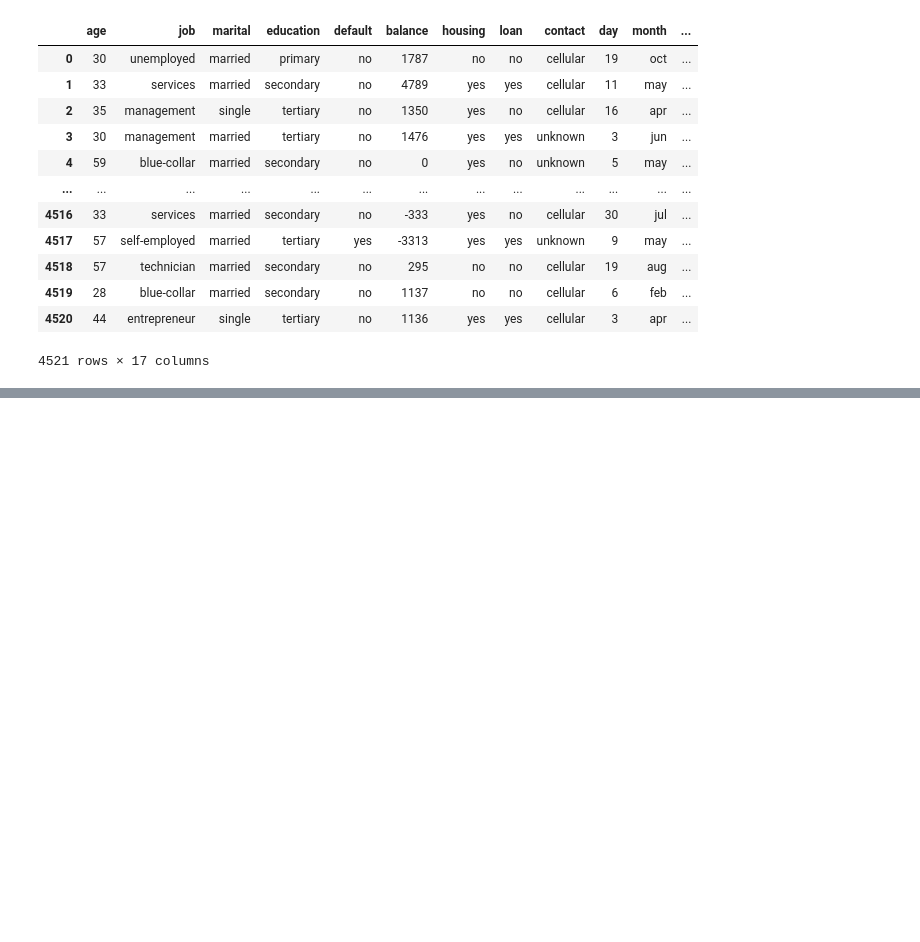
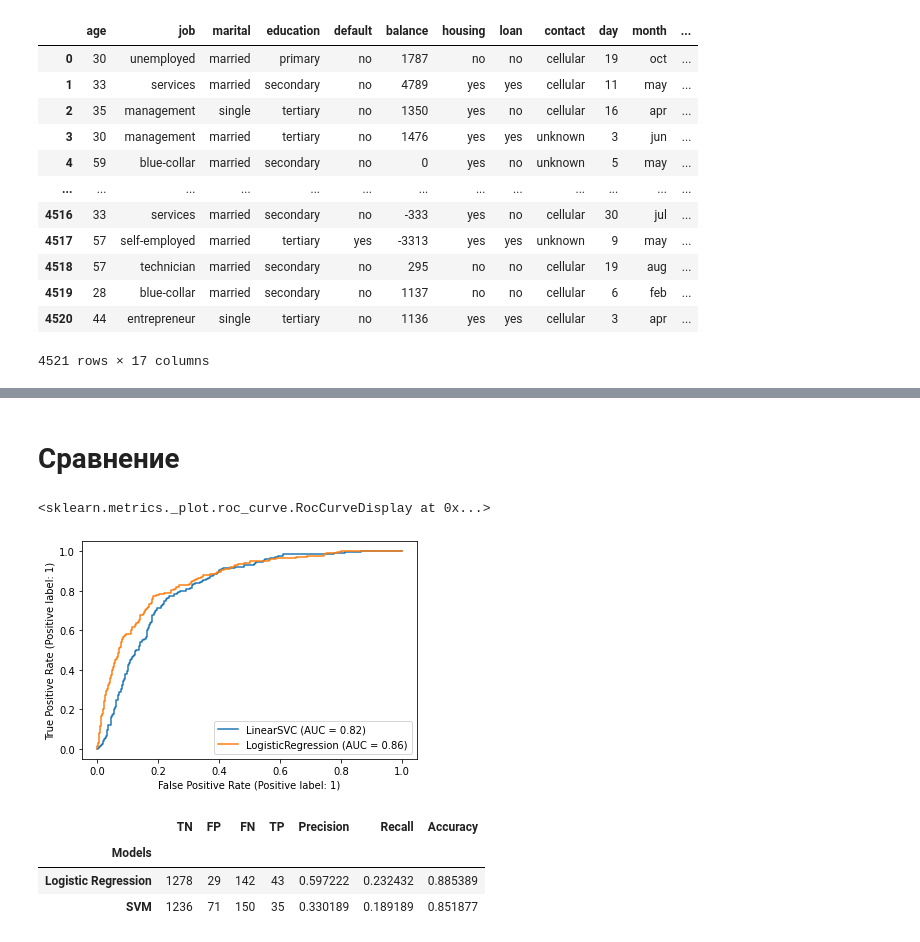
Before and after one commit to EkT1oN/tris, a Jupyter notebook: bank.ipynb, the cells around one changed output, grey strips where cells are left out. Drawn from its saved outputs; the diff is of its cells as text; code cells hidden in the pictures; blank space fills up the shorter version.

Commit message:
finish bank model

```diff
--- a/bank.ipynb
+++ b/bank.ipynb
@@ -82,0 +195,22 @@ job_dict
+# %% [markdown]
+# Сравнение
+# %%
+ax = plt.gca()
+svm_roc_display.plot(ax=ax)
+lr_roc_display.plot(ax=ax)
+# %% [output]
+<sklearn.metrics._plot.roc_curve.RocCurveDisplay at 0x...>
+[figure, added]
+# %%
+metrics = {
+    'Models':['Logistic Regression', 'SVM'],
+    'TN': [lr_tn, svm_tn], 'FP': [lr_fp, svm_fp], 'FN': [lr_fn, svm_fn], 'TP': [lr_tp, svm_tp],
+    'Precision': [lr_precision, svm_precision], 'Recall': [lr_recall, svm_recall],'Accuracy': [lr_accuracy, svm_accuracy]
+}
+comparison = pandas.DataFrame.from_dict(metrics)
+comparison.set_index('Models')
+# %% [output]
+|  | TN | FP | FN | TP | Precision | Recall | Accuracy |
+| Models |  |  |  |  |  |  |  |
+| Logistic Regression | 1278 | 29 | 142 | 43 | 0.597222 | 0.232432 | 0.885389 |
+| SVM | 1236 | 71 | 150 | 35 | 0.330189 | 0.189189 | 0.851877 |
```
Also changed, not shown: parts of 34 cells of this notebook.
